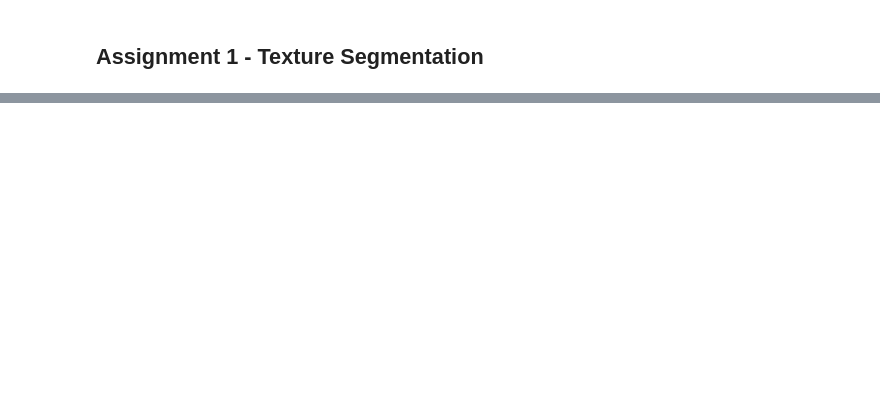
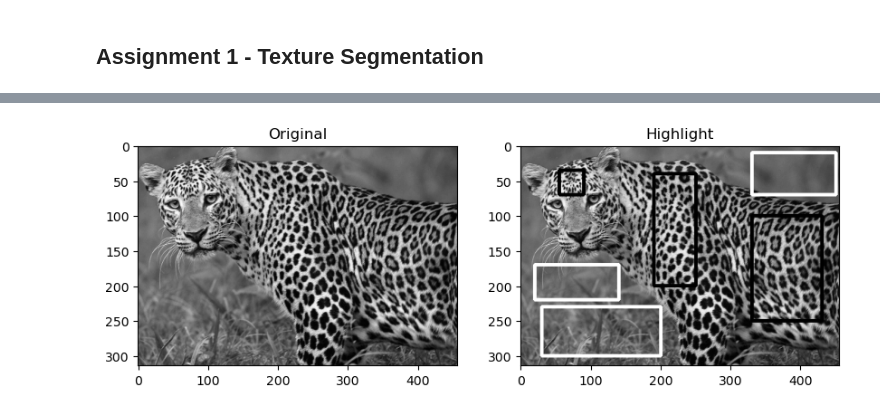
Before and after one commit to PoraRee/chulacv2022, a Jupyter notebook: Lab 6- Texture.ipynb, the cells around one changed output, grey strips where cells are left out. Drawn from its saved outputs; the diff is of its cells as text; code cells hidden in the pictures; blank space fills up the shorter version.

```diff
--- a/Lab 6- Texture.ipynb
+++ b/Lab 6- Texture.ipynb
@@ -306,0 +365,33 @@ axarr[2].imshow(nonleopardPatch3, cmap='gray')
+# %%
+# YOU CAN COMMENT THIS LINE TO TRY VARIOUS RESUTL
+np.random.seed(0)
+
+leopardImage = cv2.imread('assets/Lab6-leopard.jpg', cv2.IMREAD_GRAYSCALE)
+leopardImage = cv2.resize(leopardImage, None,fx=0.5,fy=0.5) #resize to reduce computation time
+
+leopardImageEdit = leopardImage.copy()
+skinStartPoints = [(55, 35), (190,40), (330,100)]
+skinEndPoints =   [(90, 70), (250,200), (430,250)]
+
+nonskinStartPoints = [(20, 170), (30, 230), (330, 10)]
+nonskinEndPoints =   [(140, 220), (200, 300), (450, 70)]
+
+skinColor = (0, 0, 0)
+nonskinColor = (255, 255, 255)
+for st_pt, en_pt in zip(skinStartPoints, skinEndPoints):
+    leopardImageEdit = cv2.rectangle(leopardImageEdit, st_pt, en_pt, skinColor, thickness=3)
+
+for st_pt, en_pt in zip(nonskinStartPoints, nonskinEndPoints):
+    leopardImageEdit = cv2.rectangle(leopardImageEdit, st_pt, en_pt, nonskinColor, thickness=3)
+
+plt.figure(figsize=(10,10))
+plt.subplot(121)
+plt.title('Original')
+plt.imshow(leopardImage, cmap='gray')
+plt.subplot(122)
+plt.title('Highlight')
+plt.imshow(leopardImageEdit, cmap='gray')
+
+plt.show()
+# %% [output]
+[figure, added]
```
Also changed, not shown: parts of 25 cells of this notebook.
